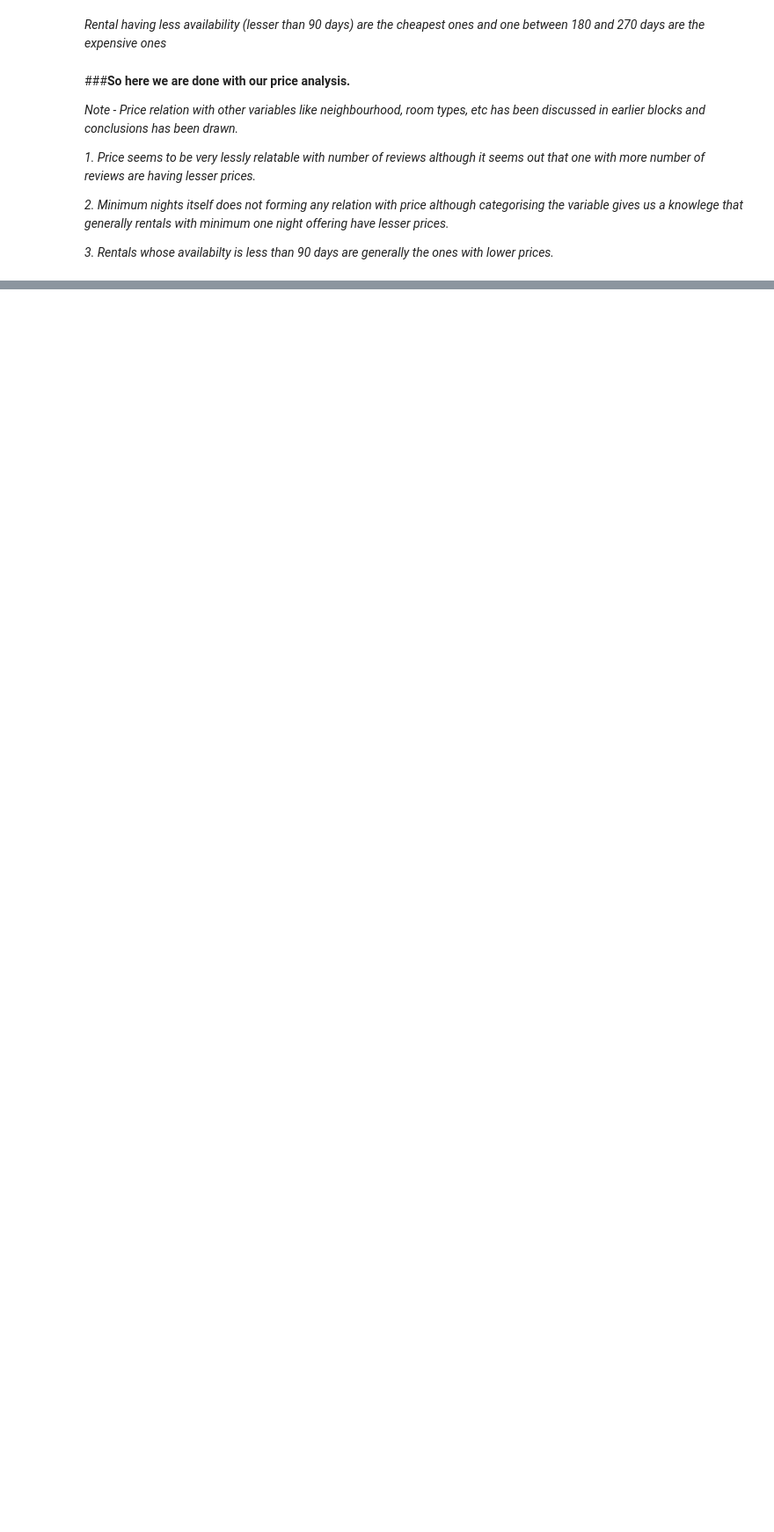
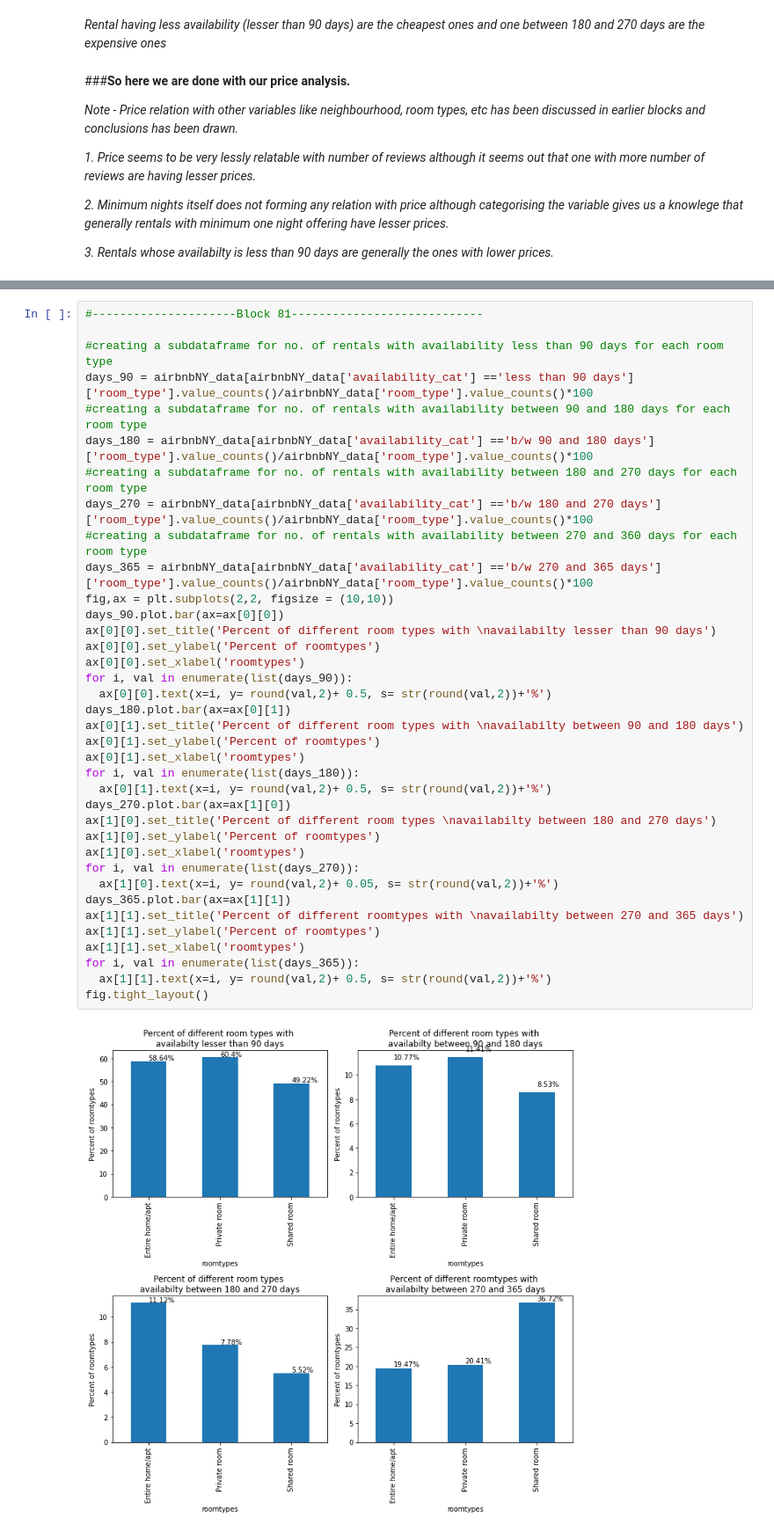
Before and after one commit to gupta4327/AirbnbNYC_2019_Analysis, a Jupyter notebook: Airbnb_Bookings_Analysis.ipynb, the cells around one changed output, grey strips where cells are left out. Shown at 88% size. Saved outputs shown, nothing was run; the diff lists cells and outputs as text; blank space fills up the shorter version.

```diff
--- a/Airbnb_Bookings_Analysis.ipynb
+++ b/Airbnb_Bookings_Analysis.ipynb
@@ -1332,0 +1465,39 @@ plt.show()
+# %%
+#---------------------Block 81----------------------------
+
+#creating a subdataframe for no. of rentals with availability less than 90 days for each room type
+days_90 = airbnbNY_data[airbnbNY_data['availability_cat'] =='less than 90 days']['room_type'].value_counts()/airbnbNY_data['room_type'].value_counts()*100
+#creating a subdataframe for no. of rentals with availability between 90 and 180 days for each room type
+days_180 = airbnbNY_data[airbnbNY_data['availability_cat'] =='b/w 90 and 180 days']['room_type'].value_counts()/airbnbNY_data['room_type'].value_counts()*100
+#creating a subdataframe for no. of rentals with availability between 180 and 270 days for each room type
+days_270 = airbnbNY_data[airbnbNY_data['availability_cat'] =='b/w 180 and 270 days']['room_type'].value_counts()/airbnbNY_data['room_type'].value_counts()*100
+#creating a subdataframe for no. of rentals with availability between 270 and 360 days for each room type
+days_365 = airbnbNY_data[airbnbNY_data['availability_cat'] =='b/w 270 and 365 days']['room_type'].value_counts()/airbnbNY_data['room_type'].value_counts()*100
+fig,ax = plt.subplots(2,2, figsize = (10,10))
+days_90.plot.bar(ax=ax[0][0])
+ax[0][0].set_title('Percent of different room types with \navailabilty lesser than 90 days')
+ax[0][0].set_ylabel('Percent of roomtypes')
+ax[0][0].set_xlabel('roomtypes')
+for i, val in enumerate(list(days_90)):
+  ax[0][0].text(x=i, y= round(val,2)+ 0.5, s= str(round(val,2))+'%')
+days_180.plot.bar(ax=ax[0][1])
+ax[0][1].set_title('Percent of different room types with \navailabilty between 90 and 180 days')
+ax[0][1].set_ylabel('Percent of roomtypes')
+ax[0][1].set_xlabel('roomtypes')
+for i, val in enumerate(list(days_180)):
+  ax[0][1].text(x=i, y= round(val,2)+ 0.5, s= str(round(val,2))+'%')
+days_270.plot.bar(ax=ax[1][0])
+ax[1][0].set_title('Percent of different room types \navailabilty between 180 and 270 days')
+ax[1][0].set_ylabel('Percent of roomtypes')
+ax[1][0].set_xlabel('roomtypes')
+for i, val in enumerate(list(days_270)):
+  ax[1][0].text(x=i, y= round(val,2)+ 0.05, s= str(round(val,2))+'%')
+days_365.plot.bar(ax=ax[1][1])
+ax[1][1].set_title('Percent of different roomtypes with \navailabilty between 270 and 365 days')
+ax[1][1].set_ylabel('Percent of roomtypes')
+ax[1][1].set_xlabel('roomtypes')
+for i, val in enumerate(list(days_365)):
+  ax[1][1].text(x=i, y= round(val,2)+ 0.5, s= str(round(val,2))+'%')
+fig.tight_layout()
+# %% [output]
+[figure, added]
```
Also changed, not shown: parts of 29 cells of this notebook.
